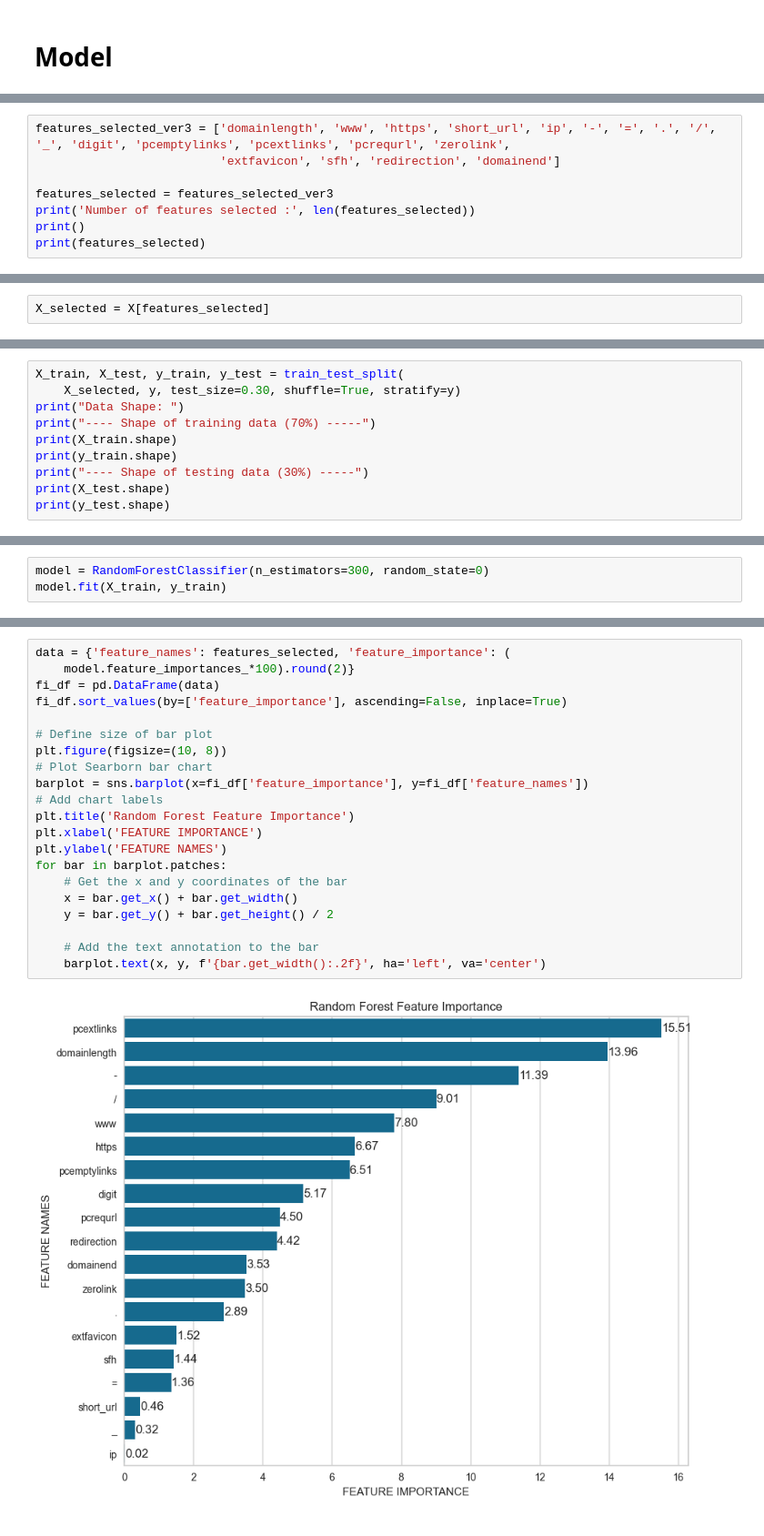
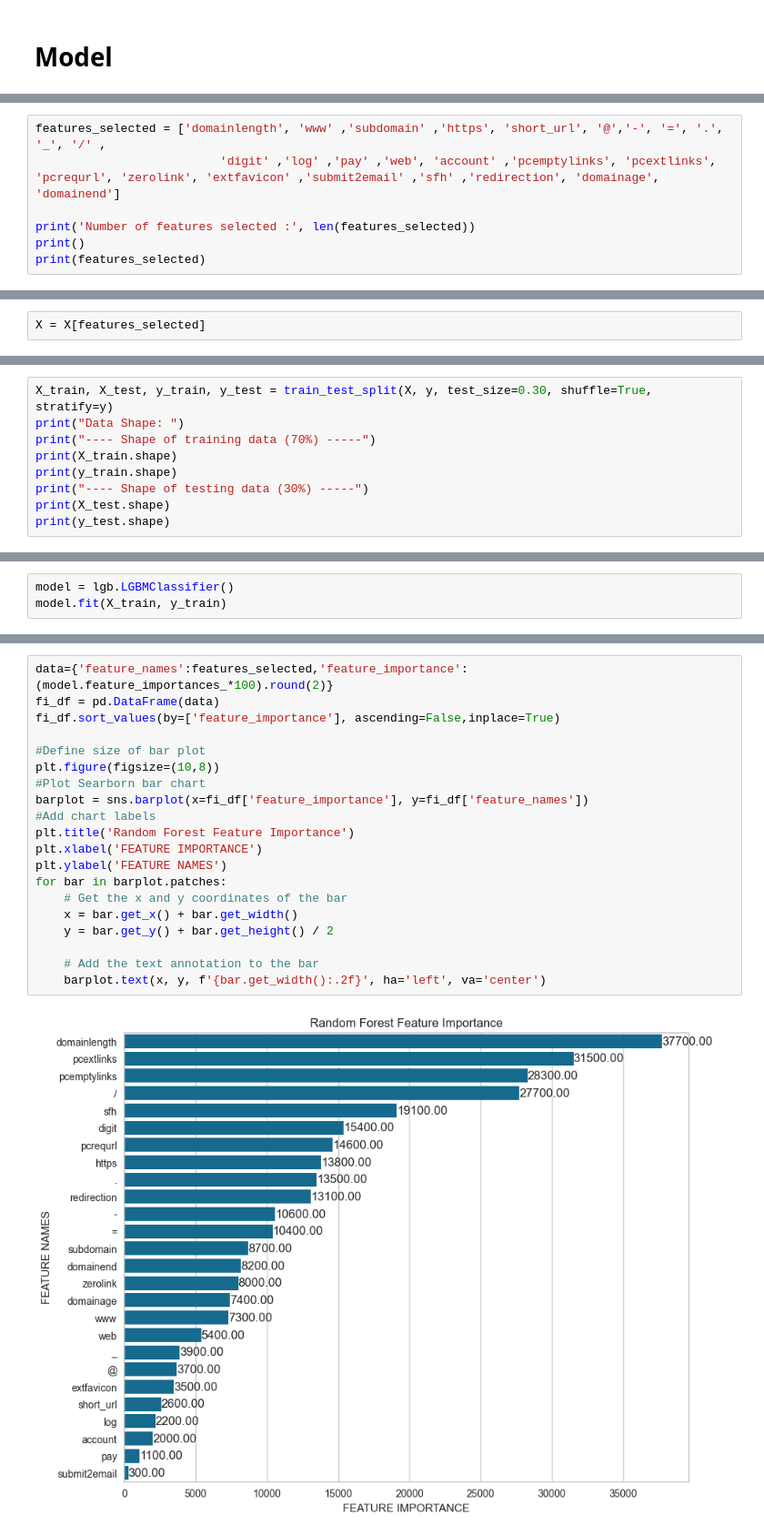
Before and after one commit to Senior-Synergy/linkscope-back, a Jupyter notebook: model/model_final.ipynb, the cells around one changed output, grey strips where cells are left out. Shown at 91% size. Saved outputs shown, nothing was run; the diff lists cells and outputs as text.

```diff
--- a/model/model_final.ipynb
+++ b/model/model_final.ipynb
@@ -69,9 +39,8 @@ X = df.drop(['label', 'url'], axis=1)
 y = np.array(df['label'])
 # %%
-features_selected_ver3 = ['domainlength', 'www', 'https', 'short_url', 'ip', '-', '=', '.', '/', '_', 'digit', 'pcemptylinks', 'pcextlinks', 'pcrequrl', 'zerolink',
-                          'extfavicon', 'sfh', 'redirection', 'domainend']
+features_selected = ['domainlength', 'www' ,'subdomain' ,'https', 'short_url', '@','-', '=', '.', '_', '/' ,
+                          'digit' ,'log' ,'pay' ,'web', 'account' ,'pcemptylinks', 'pcextlinks', 'pcrequrl', 'zerolink', 'extfavicon' ,'submit2email' ,'sfh' ,'redirection', 'domainage', 'domainend']
 
-features_selected = features_selected_ver3
 print('Number of features selected :', len(features_selected))
 print()
 print(features_selected)
@@ -82,2 +51,2 @@ Number of features selected : 19
 # %%
-X_selected = X[features_selected]
+X = X[features_selected]
@@ -86,6 +53,5 @@ X_selected = X[features_selected]
 # %%
-X_train, X_test, y_train, y_test = train_test_split(
-    X_selected, y, test_size=0.30, shuffle=True, stratify=y)
+X_train, X_test, y_train, y_test = train_test_split(X, y, test_size=0.30, shuffle=True, stratify=y)
 print("Data Shape: ")
 print("---- Shape of training data (70%) -----")
 print(X_train.shape)
@@ -104,4 +150,4 @@ Data Shape:
 # %%
-model = RandomForestClassifier(n_estimators=300, random_state=0)
+model = lgb.LGBMClassifier()
 model.fit(X_train, y_train)
 # %% [output]
@@ -190,23 +174,22 @@ sorted_dict
 # %%
-data = {'feature_names': features_selected, 'feature_importance': (
-    model.feature_importances_*100).round(2)}
+data={'feature_names':features_selected,'feature_importance':(model.feature_importances_*100).round(2)}
 fi_df = pd.DataFrame(data)
-fi_df.sort_values(by=['feature_importance'], ascending=False, inplace=True)
+fi_df.sort_values(by=['feature_importance'], ascending=False,inplace=True)
 
-# Define size of bar plot
-plt.figure(figsize=(10, 8))
-# Plot Searborn bar chart
+#Define size of bar plot
+plt.figure(figsize=(10,8))
+#Plot Searborn bar chart
 barplot = sns.barplot(x=fi_df['feature_importance'], y=fi_df['feature_names'])
-# Add chart labels
+#Add chart labels
 plt.title('Random Forest Feature Importance')
 plt.xlabel('FEATURE IMPORTANCE')
 plt.ylabel('FEATURE NAMES')
 for bar in barplot.patches:
     # Get the x and y coordinates of the bar
     x = bar.get_x() + bar.get_width()
     y = bar.get_y() + bar.get_height() / 2
 
     # Add the text annotation to the bar
     barplot.text(x, y, f'{bar.get_width():.2f}', ha='left', va='center')
 # %% [output]
-[figure, old version]
+[figure, new version]
```
Also changed, not shown: parts of 36 cells of this notebook, 2 other files.
